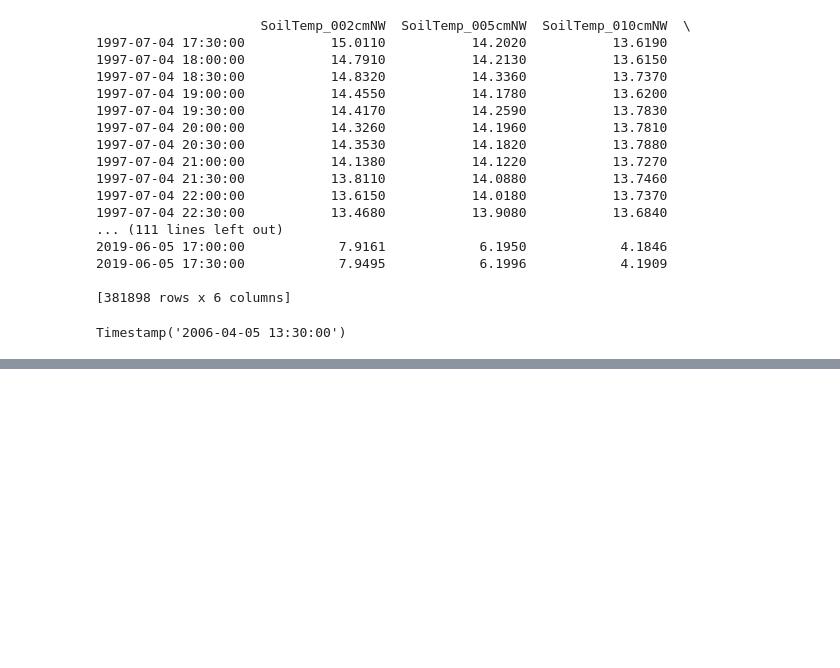
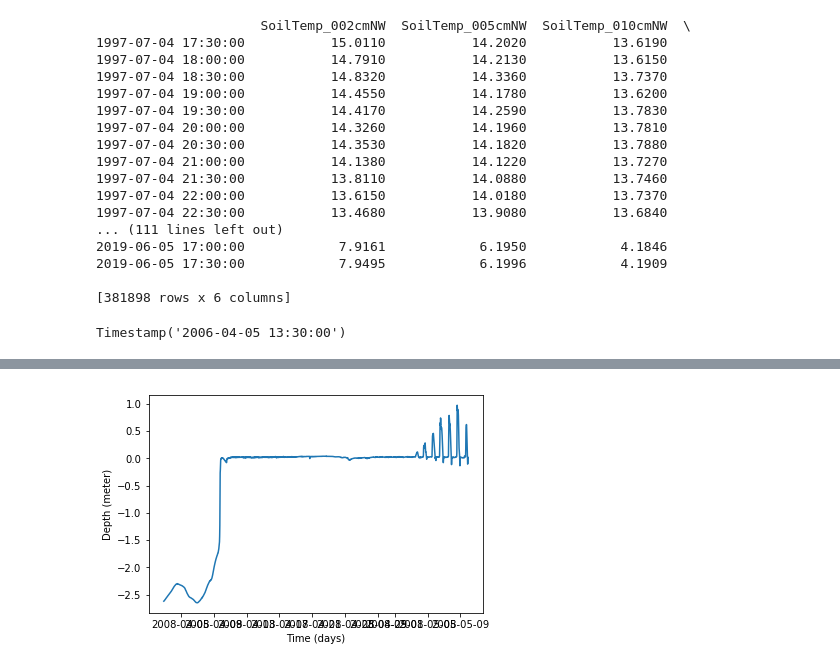
Before and after one commit to incsanchezro/ines_exp, a Jupyter notebook: Data_scripts/ExploreSoilThaw.ipynb, the cells around one changed output, grey strips where cells are left out. Drawn from its saved outputs; the diff is of its cells as text; code cells hidden in the pictures; blank space fills up the shorter version.

Commit message:
Was created a new plot to explore the merging conflicts

```diff
--- a/Data_scripts/ExploreSoilThaw.ipynb
+++ b/Data_scripts/ExploreSoilThaw.ipynb
@@ -82,0 +81,6 @@ To register the converters:
+# %%
+#This is a new plot to explore the merging conflicts.
+year=2008
+Temp=TemFun(df,ts,year,column)
+# %% [output]
+[figure, added]
```
Also changed, not shown: parts of 1 cell of this notebook.
